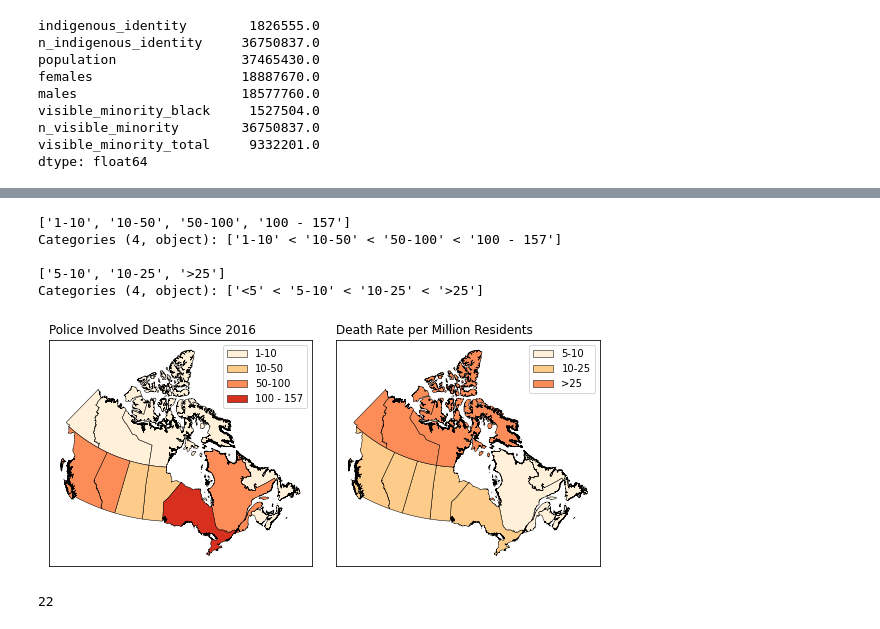
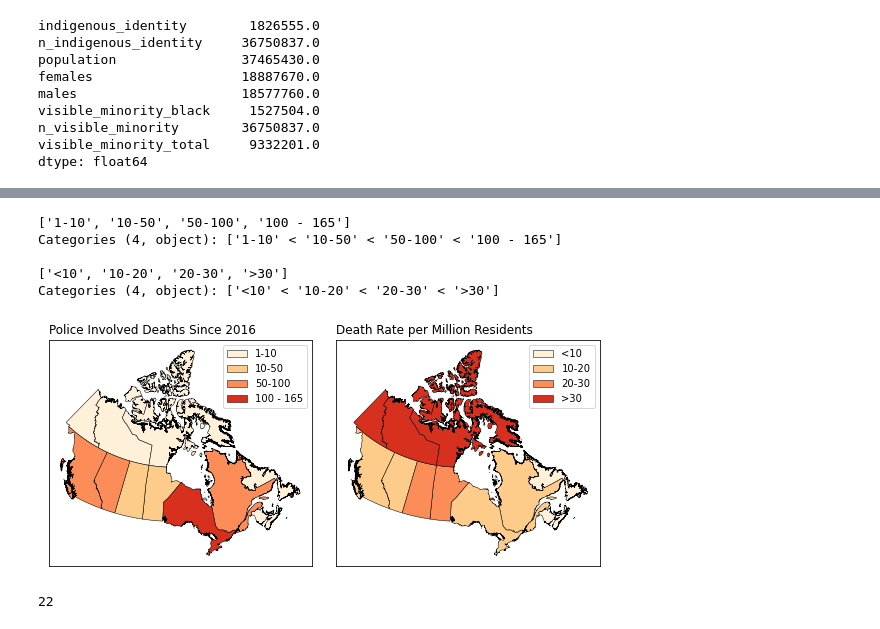
Before and after one commit to Police-Involved-Deaths-CA/Data, a Jupyter notebook: Data_Overview.ipynb, the cells around one changed output, grey strips where cells are left out. Drawn from its saved outputs; the diff is of its cells as text; code cells hidden in the pictures.

```diff
--- a/Data_Overview.ipynb
+++ b/Data_Overview.ipynb
@@ -267,8 +277,8 @@ Break = '_MB'
 
 Totals = [0,10,50,100,200]
 Totals_L = ['1-10','10-50','50-100','100 - '+str(CA['AllDeath'].max())]
-Rates = [0,5,10,25,200]
-Rates_L = ['<5','5-10','10-25','>25']
+Rates = [0,10,20,30,200]
+Rates_L = ['<10','10-20','20-30','>30']
 # Totals = [0,25,100,200,500
 # Totals_L = ['<=25','26-100','101-200','>200']
 # Rates = [0,.5,1,2,100]
@@ -347,38 +357,38 @@ for Title, column,ax in zip(Titles, columns,Plots):
         CA.loc[CA[Map_Col]==klass].plot(
             ax=ax,
             **kwargs
                  )
         Combined_Patches.append(mpatches.Patch(**kwargs))
     #     except:
     #         pass
 
     # #     print(Combined_Patches)
     if column.split('_')[-1]=='Rate':
         ax.legend(handles=(Combined_Patches), loc='upper right')#,title='Rate')
     else:
         ax.legend(handles=(Combined_Patches), loc='upper right')#,title='Total')
 
     plt.tight_layout()
 
     ax.get_xaxis().set_visible(False)
     ax.get_yaxis().set_visible(False)
     ax.set_title(Title,loc='left')#: January 2000 - Present\
 # plt.suptitle('Police Involved Deaths (Since 2016)')
 
 # CA.loc[CA[Map_Col]==klass]
 # axes[0].text(0,-0.1, "Source: https://police-involved-deaths-ca.github.io/Data/  By: June Skeeter (Nov 8, 2021)", size=10, ha="left",
 #          transform=axes[0].transAxes)
 # axes[1].text(0,-0.1, "Map Created By: June Skeeter (Nov 1, 2021)", size=10, ha="left",
 #          transform=axes[1].transAxes)
 
 plt.savefig('docs/images/PID_by_Prov.png',dpi=400)
 # %% [output]
-['1-10', '10-50', '50-100', '100 - 157']
-Categories (4, object): ['1-10' < '10-50' < '50-100' < '100 - 157']
+['1-10', '10-50', '50-100', '100 - 165']
+Categories (4, object): ['1-10' < '10-50' < '50-100' < '100 - 165']
 
-['5-10', '10-25', '>25']
-Categories (4, object): ['<5' < '5-10' < '10-25' < '>25']
+['<10', '10-20', '20-30', '>30']
+Categories (4, object): ['<10' < '10-20' < '20-30' < '>30']
-[figure, old version]
+[figure, new version]
 # %%
 name_Keys['Pop_Trend']={}
 # X = sm.add_constant(X)
```
Also changed, not shown: parts of 14 cells of this notebook, 11 other files.
